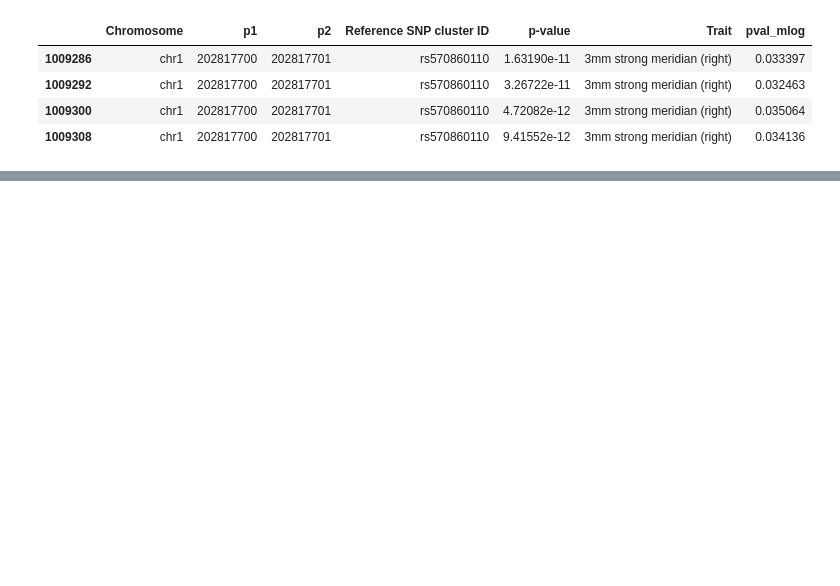
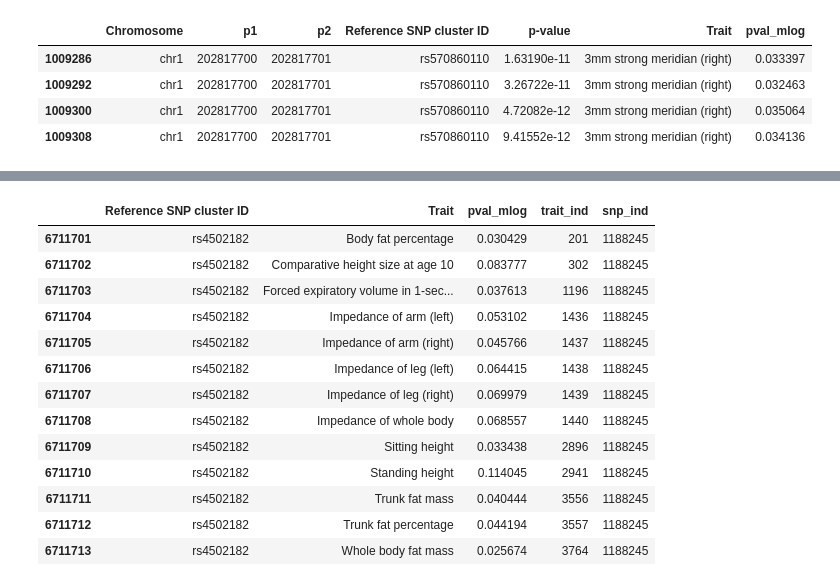
Before and after one commit to meuleman/gilbertAPI, a Jupyter notebook: recommendersystems/lightfm/GWAS/LightFM_GWAS_CT20210928.ipynb, the cells around one changed output, grey strips where cells are left out. Saved outputs shown, nothing was run; the diff lists cells and outputs as text; code cells hidden in the pictures; blank space fills up the shorter version.

```diff
--- a/recommendersystems/lightfm/GWAS/LightFM_GWAS_CT20210928.ipynb
+++ b/recommendersystems/lightfm/GWAS/LightFM_GWAS_CT20210928.ipynb
@@ -226,3 +396,20 @@ df[(df['Reference SNP cluster ID']=='rs570860110')&(df['Trait']=='3mm strong mer
 # ts_np[np.isnan(ts_np)] = 0
 # ts_coo = sp.sparse.coo_matrix(ts_np)
 # print(ts_coo)
+# %%
+ts[(ts['Reference SNP cluster ID']=='rs4502182')]
+# %% [output]
+|  | Reference SNP cluster ID | Trait | pval_mlog | trait_ind | snp_ind |
+| 6711701 | rs4502182 | Body fat percentage | 0.030429 | 201 | 1188245 |
+| 6711702 | rs4502182 | Comparative height size at age 10 | 0.083777 | 302 | 1188245 |
+| 6711703 | rs4502182 | Forced expiratory volume in 1-sec... | 0.037613 | 1196 | 1188245 |
+| 6711704 | rs4502182 | Impedance of arm (left) | 0.053102 | 1436 | 1188245 |
+| 6711705 | rs4502182 | Impedance of arm (right) | 0.045766 | 1437 | 1188245 |
+| 6711706 | rs4502182 | Impedance of leg (left) | 0.064415 | 1438 | 1188245 |
+| 6711707 | rs4502182 | Impedance of leg (right) | 0.069979 | 1439 | 1188245 |
+| 6711708 | rs4502182 | Impedance of whole body | 0.068557 | 1440 | 1188245 |
+| 6711709 | rs4502182 | Sitting height | 0.033438 | 2896 | 1188245 |
+| 6711710 | rs4502182 | Standing height | 0.114045 | 2941 | 1188245 |
+| 6711711 | rs4502182 | Trunk fat mass | 0.040444 | 3556 | 1188245 |
+| 6711712 | rs4502182 | Trunk fat percentage | 0.044194 | 3557 | 1188245 |
+| 6711713 | rs4502182 | Whole body fat mass | 0.025674 | 3764 | 1188245 |
```
Also changed, not shown: parts of 22 cells of this notebook.
